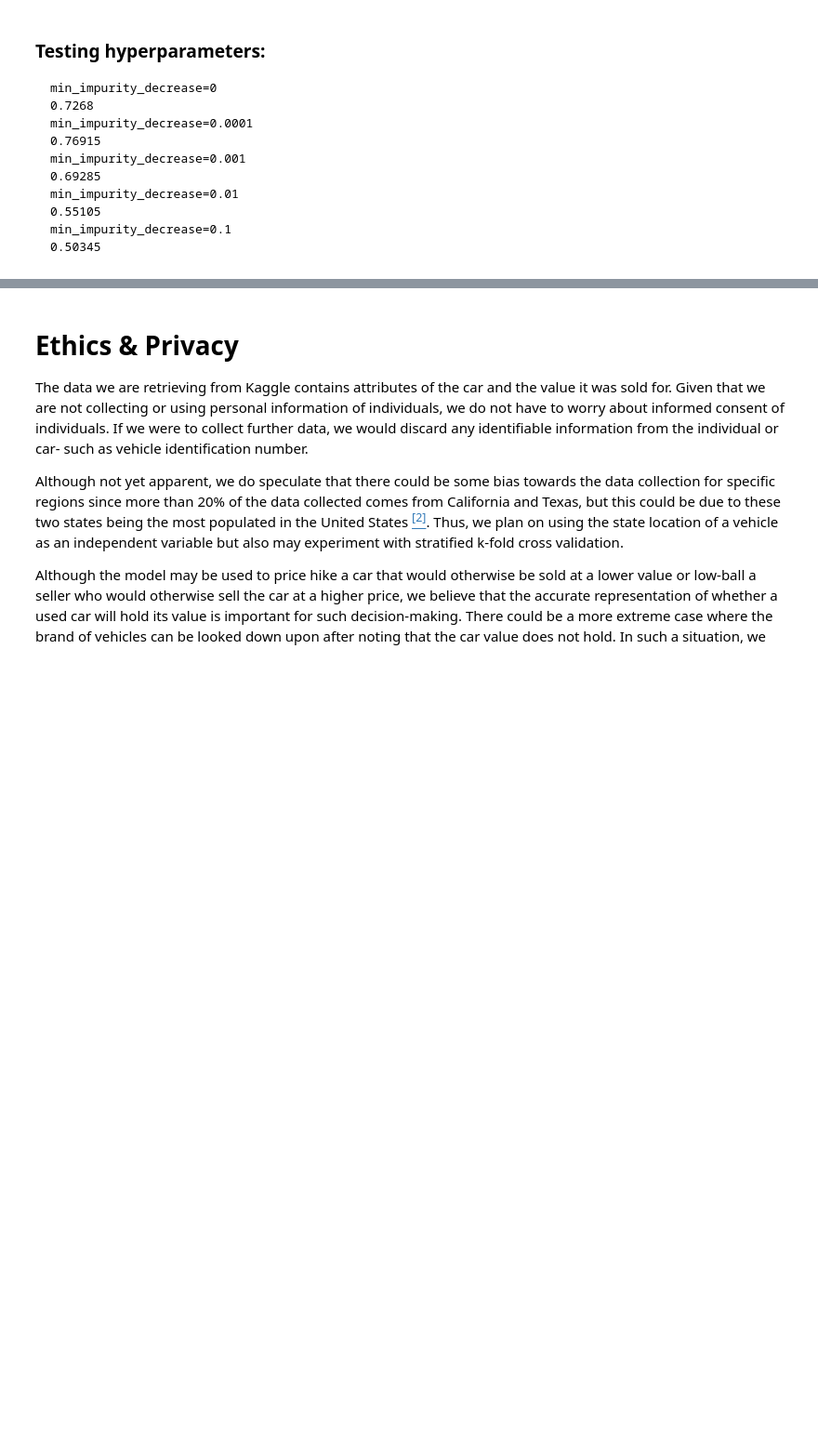
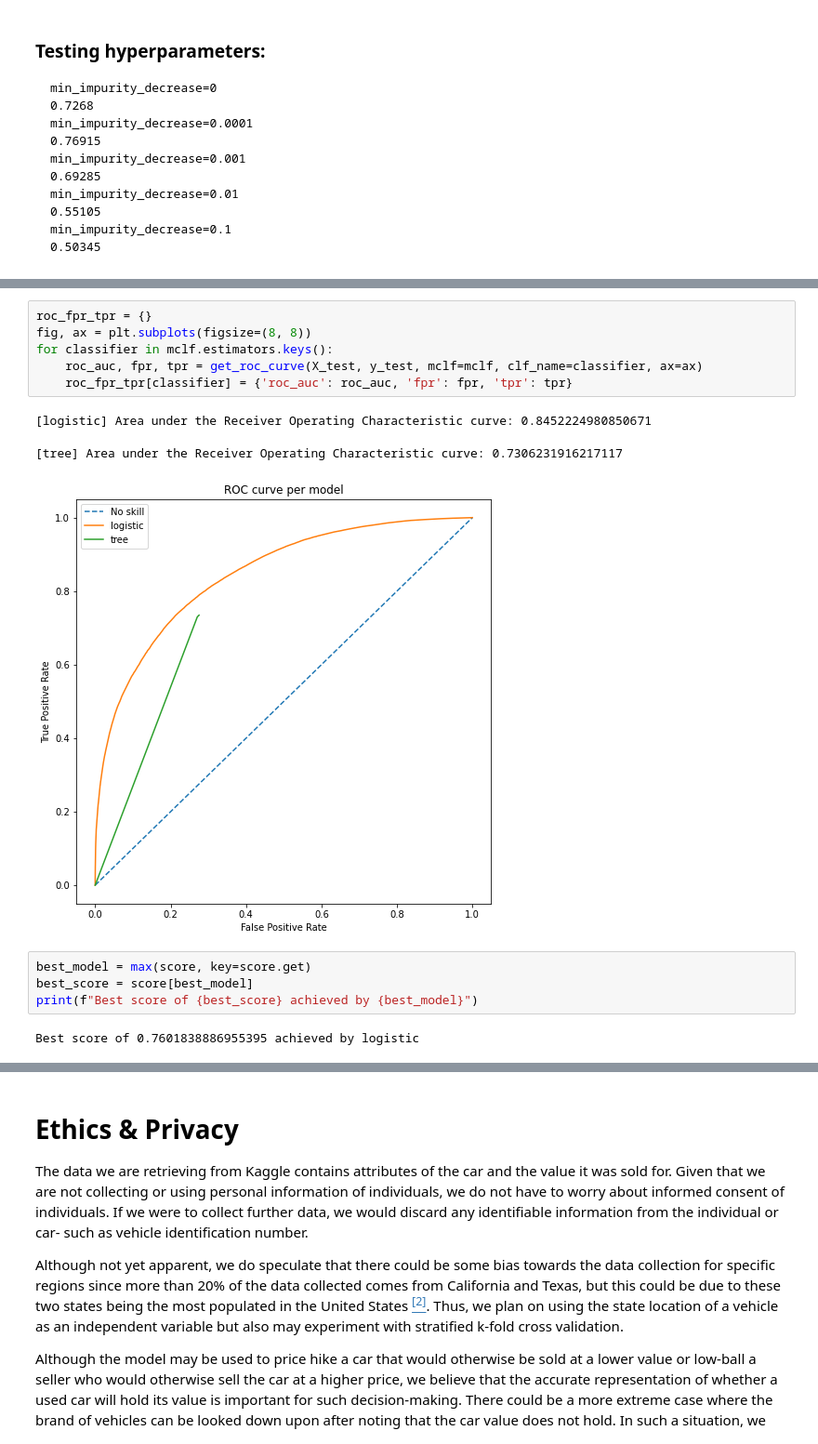
Before and after one commit to COGS118A/Group054-Sp22, a Jupyter notebook: Checkpoint_group054.ipynb, the cells around one changed output, grey strips where cells are left out. Shown at 93% size. Cells and saved outputs as stored; diff of their text form; blank space fills up the shorter version.

```diff
--- a/Checkpoint_group054.ipynb
+++ b/Checkpoint_group054.ipynb
@@ -237,0 +243,16 @@ NameError: name 'clf' is not defined
+# %%
+roc_fpr_tpr = {}
+fig, ax = plt.subplots(figsize=(8, 8))
+for classifier in mclf.estimators.keys():
+    roc_auc, fpr, tpr = get_roc_curve(X_test, y_test, mclf=mclf, clf_name=classifier, ax=ax)
+    roc_fpr_tpr[classifier] = {'roc_auc': roc_auc, 'fpr': fpr, 'tpr': tpr}
+# %% [output]
+[logistic] Area under the Receiver Operating Characteristic curve: 0.8452224980850671
+[tree] Area under the Receiver Operating Characteristic curve: 0.7306231916217117
+[figure, added]
+# %%
+best_model = max(score, key=score.get)
+best_score = score[best_model]
+print(f"Best score of {best_score} achieved by {best_model}")
+# %% [output]
+Best score of 0.7601838886955395 achieved by logistic
```
Also changed, not shown: parts of 15 cells of this notebook, 1 other file.
